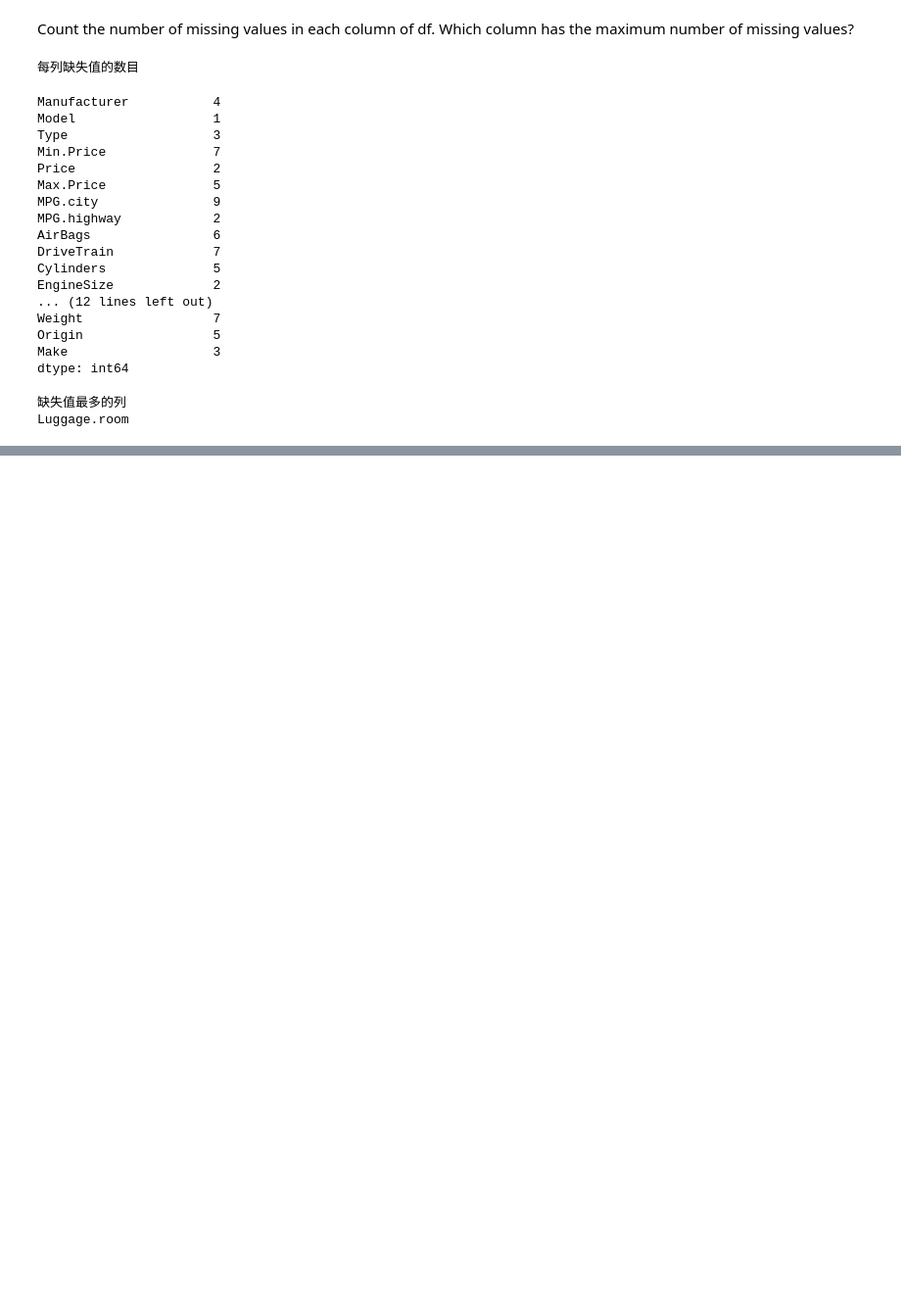
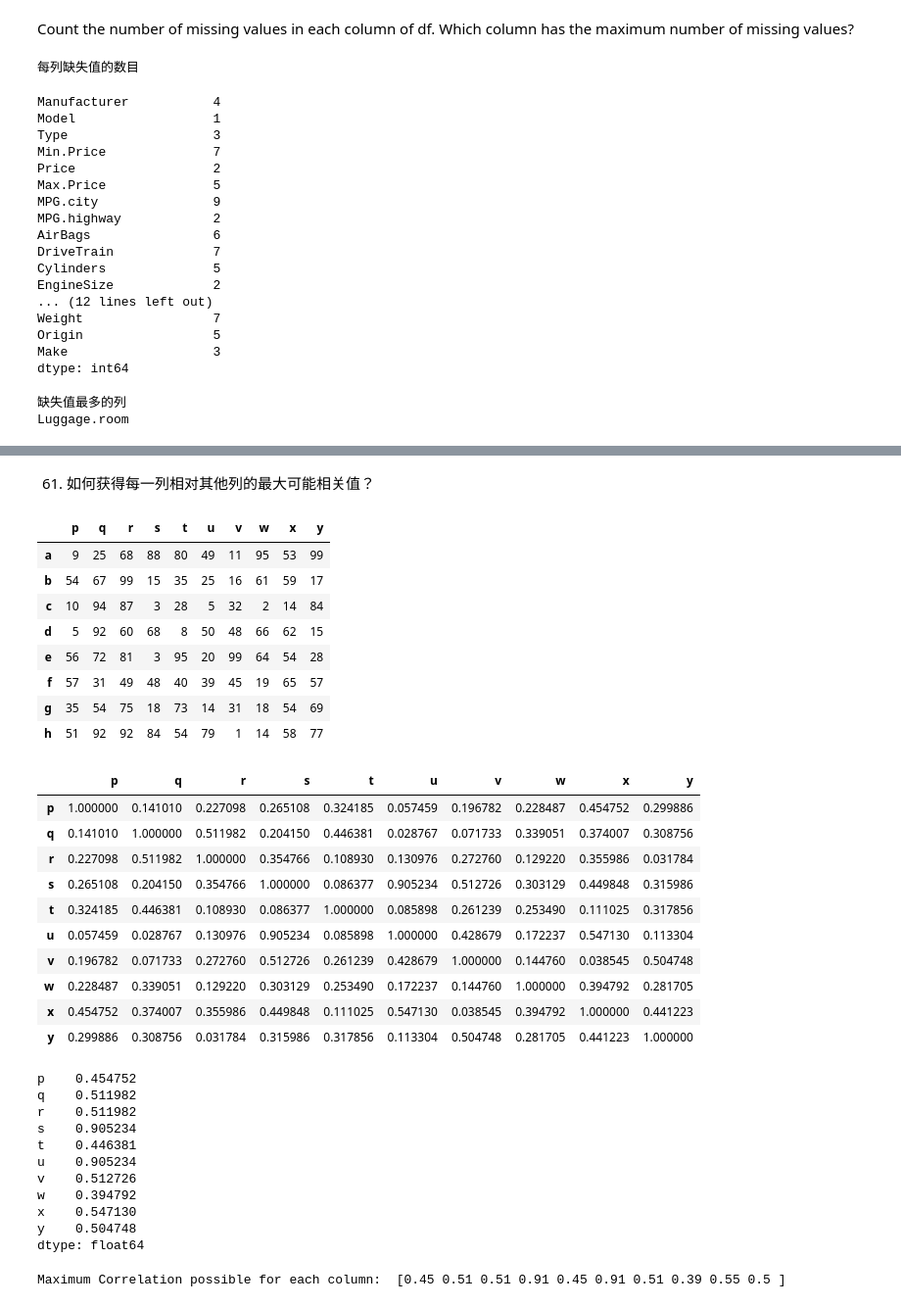
Before and after one commit to heblade/pythontraining, a Jupyter notebook: 21.1 Data Mining Package_Pandas_Samples.ipynb, the cells around one changed output, grey strips where cells are left out. Shown at 98% size. Cells and saved outputs as stored; diff of their text form; code cells hidden in the pictures; blank space fills up the shorter version.

```diff
--- a/21.1 Data Mining Package_Pandas_Samples.ipynb
+++ b/21.1 Data Mining Package_Pandas_Samples.ipynb
@@ -1240,0 +1441,22 @@ Luggage.room
+# %%
+# Input
+np.random.seed(100)
+df = pd.DataFrame(np.random.random(4)**10, columns=['random'])
+display(df)
+# Solution 1: Rounding
+display(df.round(4))
+
+# Solution 2: Use apply to change format
+display(df.apply(lambda x: '%.4f' % x, axis=1))
+# or
+display(df.applymap(lambda x: '%.4f' % x))
+
+# Solution 3: Use set_option
+pd.set_option('display.float_format', lambda x: '%.4f' % x)
+
+# Solution 4: Assign display.float_format
+pd.options.display.float_format = '{:.4f}'.format
+display(df)
+
+# Reset/undo float formatting
+pd.options.display.float_format = None
@@ -1240,0 +1932,48 @@ Luggage.room
+# %% [markdown]
+61. 如何获得每一列相对其他列的最大可能相关值？
+# %%
+# Input
+np.random.seed(100)
+df = pd.DataFrame(np.random.randint(1,100, 80).reshape(8, -1), columns=list('pqrstuvwxy'), index=list('abcdefgh'))
+display(df)
+
+# Solution
+abs_corrmat = np.abs(df.corr())
+display(abs_corrmat)
+# 因为自相关的最大值始终为1，所以取第二大数为最大可能相关值
+display(abs_corrmat.apply(lambda x: sorted(x)[-2]))
+max_corr = abs_corrmat.apply(lambda x: sorted(x)[-2])
+print('Maximum Correlation possible for each column: ', np.round(max_corr.tolist(), 2))
+# %% [output]
+|  | p | q | r | s | t | u | v | w | x | y |
+| a | 9 | 25 | 68 | 88 | 80 | 49 | 11 | 95 | 53 | 99 |
+| b | 54 | 67 | 99 | 15 | 35 | 25 | 16 | 61 | 59 | 17 |
+| c | 10 | 94 | 87 | 3 | 28 | 5 | 32 | 2 | 14 | 84 |
+| d | 5 | 92 | 60 | 68 | 8 | 50 | 48 | 66 | 62 | 15 |
+| e | 56 | 72 | 81 | 3 | 95 | 20 | 99 | 64 | 54 | 28 |
+| f | 57 | 31 | 49 | 48 | 40 | 39 | 45 | 19 | 65 | 57 |
+| g | 35 | 54 | 75 | 18 | 73 | 14 | 31 | 18 | 54 | 69 |
+| h | 51 | 92 | 92 | 84 | 54 | 79 | 1 | 14 | 58 | 77 |
+|  | p | q | r | s | t | u | v | w | x | y |
+| p | 1.000000 | 0.141010 | 0.227098 | 0.265108 | 0.324185 | 0.057459 | 0.196782 | 0.228487 | 0.454752 | 0.299886 |
+| q | 0.141010 | 1.000000 | 0.511982 | 0.204150 | 0.446381 | 0.028767 | 0.071733 | 0.339051 | 0.374007 | 0.308756 |
+| r | 0.227098 | 0.511982 | 1.000000 | 0.354766 | 0.108930 | 0.130976 | 0.272760 | 0.129220 | 0.355986 | 0.031784 |
+| s | 0.265108 | 0.204150 | 0.354766 | 1.000000 | 0.086377 | 0.905234 | 0.512726 | 0.303129 | 0.449848 | 0.315986 |
+| t | 0.324185 | 0.446381 | 0.108930 | 0.086377 | 1.000000 | 0.085898 | 0.261239 | 0.253490 | 0.111025 | 0.317856 |
+| u | 0.057459 | 0.028767 | 0.130976 | 0.905234 | 0.085898 | 1.000000 | 0.428679 | 0.172237 | 0.547130 | 0.113304 |
+| v | 0.196782 | 0.071733 | 0.272760 | 0.512726 | 0.261239 | 0.428679 | 1.000000 | 0.144760 | 0.038545 | 0.504748 |
+| w | 0.228487 | 0.339051 | 0.129220 | 0.303129 | 0.253490 | 0.172237 | 0.144760 | 1.000000 | 0.394792 | 0.281705 |
+| x | 0.454752 | 0.374007 | 0.355986 | 0.449848 | 0.111025 | 0.547130 | 0.038545 | 0.394792 | 1.000000 | 0.441223 |
+| y | 0.299886 | 0.308756 | 0.031784 | 0.315986 | 0.317856 | 0.113304 | 0.504748 | 0.281705 | 0.441223 | 1.000000 |
+p    0.454752
+q    0.511982
+r    0.511982
+s    0.905234
+t    0.446381
+u    0.905234
+v    0.512726
+w    0.394792
+x    0.547130
+y    0.504748
+dtype: float64
+Maximum Correlation possible for each column:  [0.45 0.51 0.51 0.91 0.45 0.91 0.51 0.39 0.55 0.5 ]
```
Also changed, not shown: parts of 70 cells of this notebook, 2 other files.
